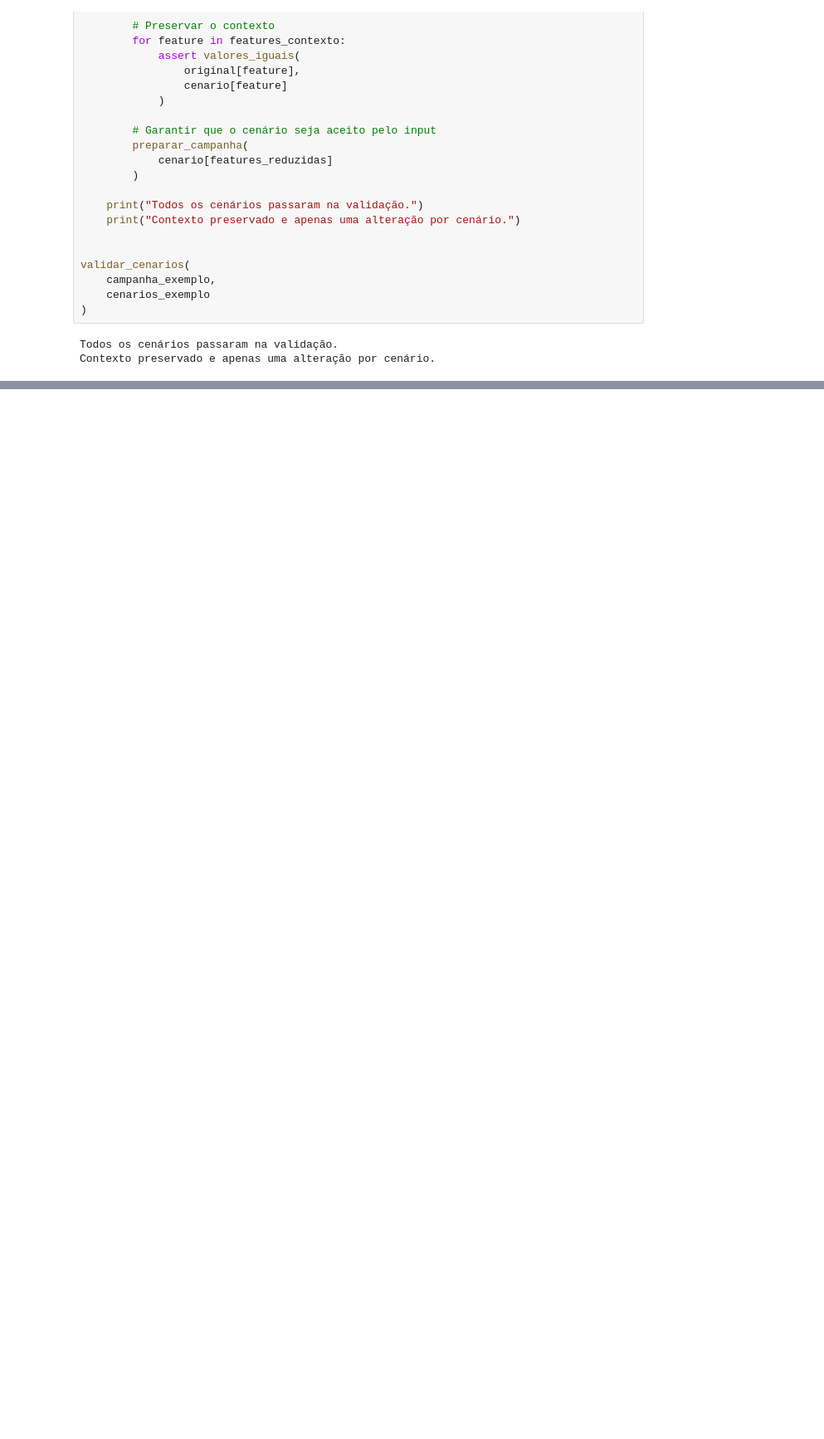
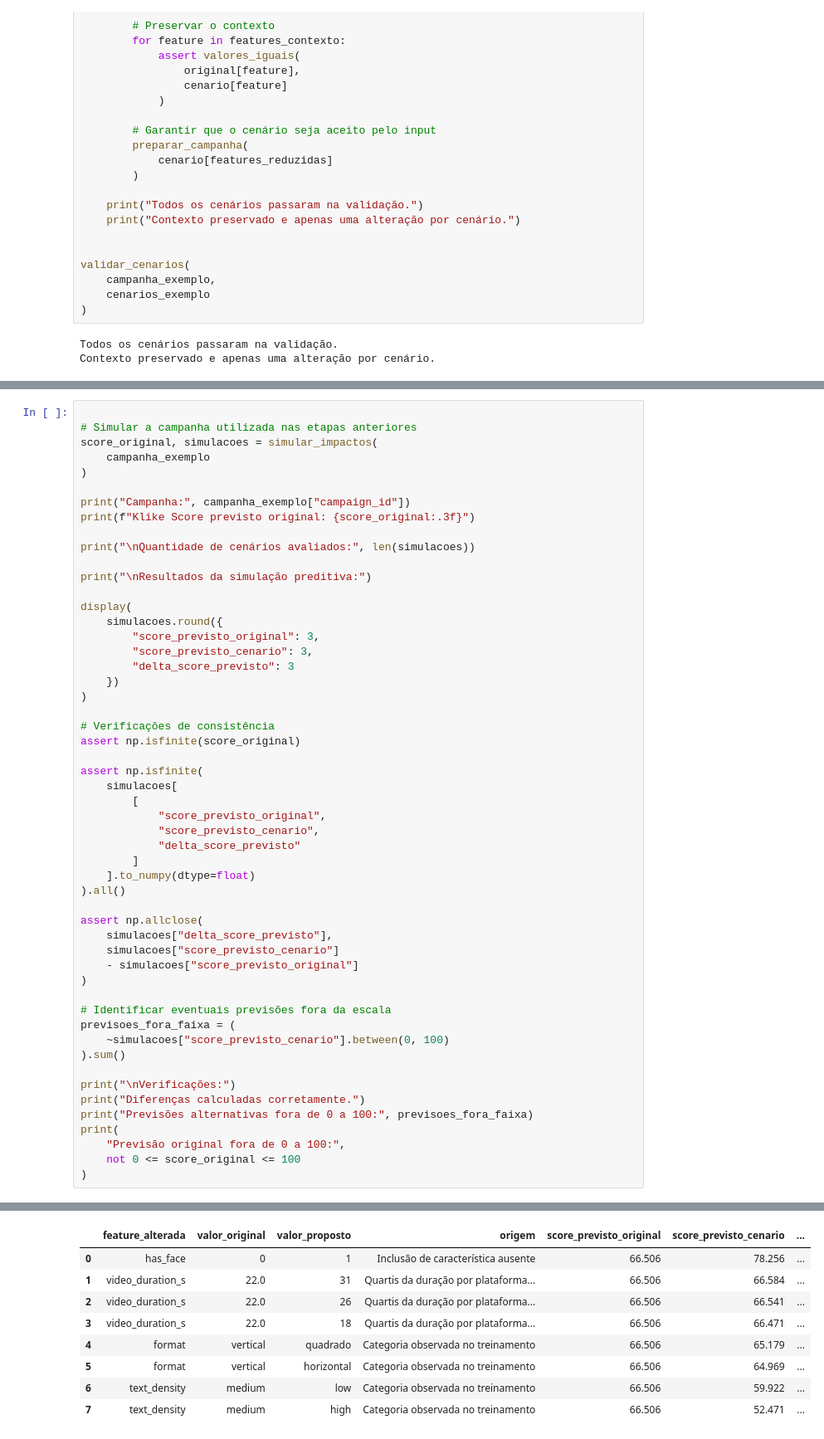
Before and after one commit to joaobaungartner/klike-data-science-challenge, a Jupyter notebook: parte-3.ipynb, the cells around one changed output, grey strips where cells are left out. Shown at 83% size. Drawn from its saved outputs; the diff is of its cells as text; blank space fills up the shorter version.

Commit message:
feat(recommendations): implement predictive impact simulation with Ridge

```diff
--- a/parte-3.ipynb
+++ b/parte-3.ipynb
@@ -766,0 +875,54 @@ Contexto preservado e apenas uma alteração por cenário.
+# %%
+
+# Simular a campanha utilizada nas etapas anteriores
+score_original, simulacoes = simular_impactos(
+    campanha_exemplo
+)
+
+print("Campanha:", campanha_exemplo["campaign_id"])
+print(f"Klike Score previsto original: {score_original:.3f}")
+
+print("\nQuantidade de cenários avaliados:", len(simulacoes))
+
+print("\nResultados da simulação preditiva:")
+
+display(
+    simulacoes.round({
+        "score_previsto_original": 3,
+        "score_previsto_cenario": 3,
+        "delta_score_previsto": 3
+    })
+)
+
+# Verificações de consistência
+assert np.isfinite(score_original)
+
+assert np.isfinite(
+    simulacoes[
+        [
+            "score_previsto_original",
+            "score_previsto_cenario",
+            "delta_score_previsto"
+        ]
+    ].to_numpy(dtype=float)
+).all()
+
+assert np.allclose(
+    simulacoes["delta_score_previsto"],
+    simulacoes["score_previsto_cenario"]
+    - simulacoes["score_previsto_original"]
+)
+
+# Identificar eventuais previsões fora da escala
+previsoes_fora_faixa = (
+    ~simulacoes["score_previsto_cenario"].between(0, 100)
+).sum()
+
+print("\nVerificações:")
+print("Diferenças calculadas corretamente.")
+print("Previsões alternativas fora de 0 a 100:", previsoes_fora_faixa)
+print(
+    "Previsão original fora de 0 a 100:",
+    not 0 <= score_original <= 100
+)
+# %% [output]
@@ -766,0 +935,9 @@ Contexto preservado e apenas uma alteração por cenário.
+|  | feature_alterada | valor_original | valor_proposto | origem | score_previsto_original | score_previsto_cenario | ... |
+| 0 | has_face | 0 | 1 | Inclusão de característica ausente | 66.506 | 78.256 | ... |
+| 1 | video_duration_s | 22.0 | 31 | Quartis da duração por plataforma... | 66.506 | 66.584 | ... |
+| 2 | video_duration_s | 22.0 | 26 | Quartis da duração por plataforma... | 66.506 | 66.541 | ... |
+| 3 | video_duration_s | 22.0 | 18 | Quartis da duração por plataforma... | 66.506 | 66.471 | ... |
+| 4 | format | vertical | quadrado | Categoria observada no treinamento | 66.506 | 65.179 | ... |
+| 5 | format | vertical | horizontal | Categoria observada no treinamento | 66.506 | 64.969 | ... |
+| 6 | text_density | medium | low | Categoria observada no treinamento | 66.506 | 59.922 | ... |
+| 7 | text_density | medium | high | Categoria observada no treinamento | 66.506 | 52.471 | ... |
```
Also changed, not shown: parts of 3 cells of this notebook.
